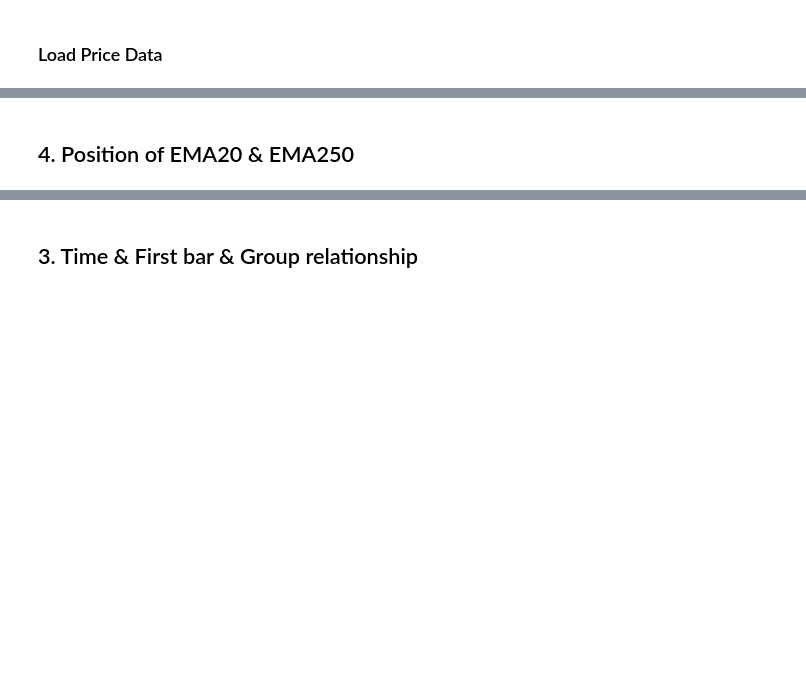
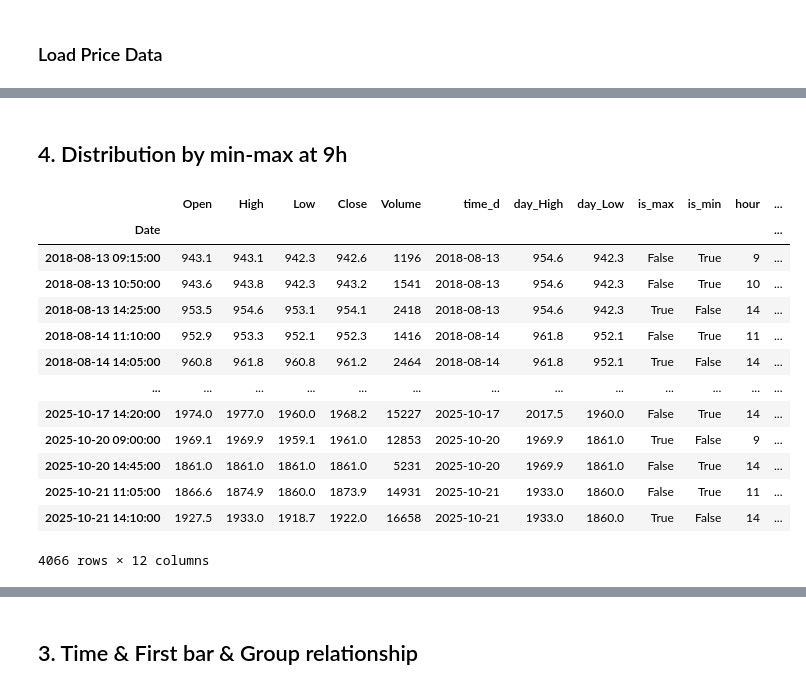
Before and after one commit to zuongthaotn/phantich-chungkhoan, a Jupyter notebook: VN30F1M/Day_High_Low_Analytics.ipynb, the cells around one changed output, grey strips where cells are left out. Drawn from its saved outputs; the diff is of its cells as text; code cells hidden in the pictures; blank space fills up the shorter version.

```diff
--- a/VN30F1M/Day_High_Low_Analytics.ipynb
+++ b/VN30F1M/Day_High_Low_Analytics.ipynb
@@ -68,4 +68,19 @@ df_merged[(df_merged.is_max == True) | (df_merged.is_min == True)]
 # %% [markdown]
-## 4. Position of EMA20 & EMA250
+## 4. Distribution by min-max at 9h
 # %%
-# Khong co y nghia lam nen chua code
+df4 = df_merged[(df_merged.is_max == True) | (df_merged.is_min == True)]
+# %% [output]
+|  | Open | High | Low | Close | Volume | time_d | day_High | day_Low | is_max | is_min | hour | ... |
+| Date |  |  |  |  |  |  |  |  |  |  |  | ... |
+| 2018-08-13 09:15:00 | 943.1 | 943.1 | 942.3 | 942.6 | 1196 | 2018-08-13 | 954.6 | 942.3 | False | True | 9 | ... |
+| 2018-08-13 10:50:00 | 943.6 | 943.8 | 942.3 | 943.2 | 1541 | 2018-08-13 | 954.6 | 942.3 | False | True | 10 | ... |
+| 2018-08-13 14:25:00 | 953.5 | 954.6 | 953.1 | 954.1 | 2418 | 2018-08-13 | 954.6 | 942.3 | True | False | 14 | ... |
+| 2018-08-14 11:10:00 | 952.9 | 953.3 | 952.1 | 952.3 | 1416 | 2018-08-14 | 961.8 | 952.1 | False | True | 11 | ... |
+| 2018-08-14 14:05:00 | 960.8 | 961.8 | 960.8 | 961.2 | 2464 | 2018-08-14 | 961.8 | 952.1 | True | False | 14 | ... |
+| ... | ... | ... | ... | ... | ... | ... | ... | ... | ... | ... | ... | ... |
+| 2025-10-17 14:20:00 | 1974.0 | 1977.0 | 1960.0 | 1968.2 | 15227 | 2025-10-17 | 2017.5 | 1960.0 | False | True | 14 | ... |
+| 2025-10-20 09:00:00 | 1969.1 | 1969.9 | 1959.1 | 1961.0 | 12853 | 2025-10-20 | 1969.9 | 1861.0 | True | False | 9 | ... |
+| 2025-10-20 14:45:00 | 1861.0 | 1861.0 | 1861.0 | 1861.0 | 5231 | 2025-10-20 | 1969.9 | 1861.0 | False | True | 14 | ... |
+| 2025-10-21 11:05:00 | 1866.6 | 1874.9 | 1860.0 | 1873.9 | 14931 | 2025-10-21 | 1933.0 | 1860.0 | False | True | 11 | ... |
+| 2025-10-21 14:10:00 | 1927.5 | 1933.0 | 1918.7 | 1922.0 | 16658 | 2025-10-21 | 1933.0 | 1860.0 | True | False | 14 | ... |
+4066 rows × 12 columns
```
Also changed, not shown: parts of 11 cells of this notebook, 10 other files.
